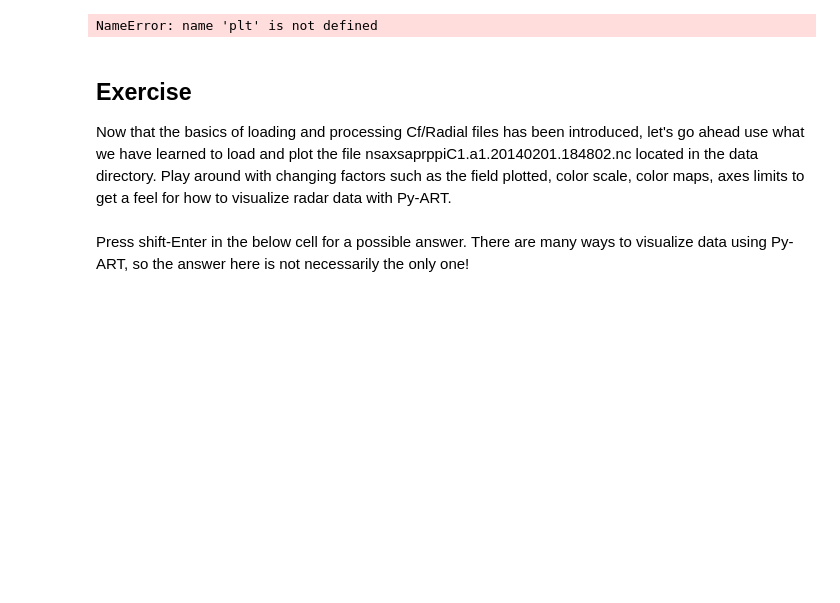
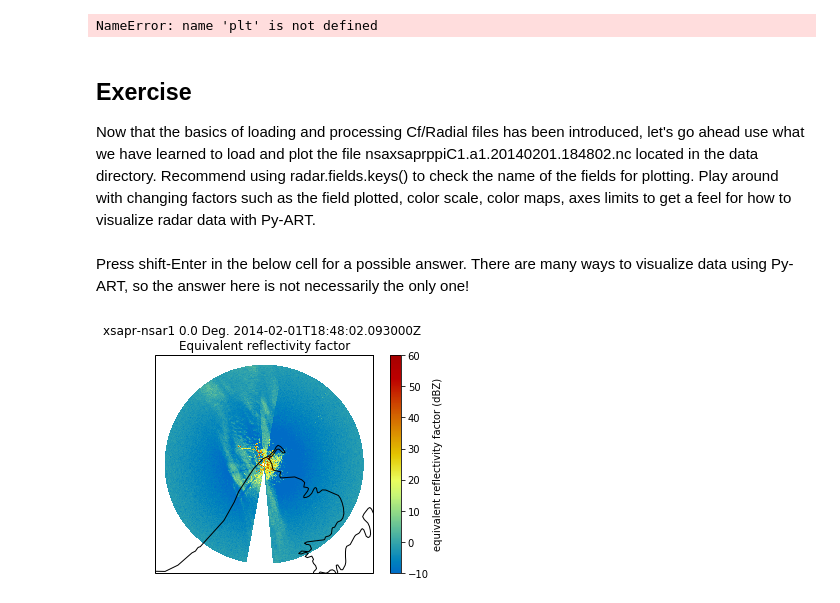
Before and after one commit to EVS-ATMOS/pyart-notebooks, a Jupyter notebook: 1_pyart_reading_and_plotting_data.ipynb, the cells around one changed output. Saved outputs shown, nothing was run; the diff lists cells and outputs as text; code cells hidden in the pictures; blank space fills up the shorter version.

```diff
--- a/1_pyart_reading_and_plotting_data.ipynb
+++ b/1_pyart_reading_and_plotting_data.ipynb
@@ -154,6 +164,6 @@ NameError: name 'plt' is not defined
 # %% [markdown]
 ## Exercise
 
-Now that the basics of loading and processing Cf/Radial files has been introduced, let's go ahead use what we have learned to load and plot the file nsaxsaprppiC1.a1.20140201.184802.nc located in the data directory. Play around with changing factors such as the field plotted, color scale, color maps, axes limits to get a feel for how to visualize radar data with Py-ART.
+Now that the basics of loading and processing Cf/Radial files has been introduced, let's go ahead use what we have learned to load and plot the file nsaxsaprppiC1.a1.20140201.184802.nc located in the data directory. Recommend using radar.fields.keys() to check the name of the fields for plotting. Play around with changing factors such as the field plotted, color scale, color maps, axes limits to get a feel for how to visualize radar data with Py-ART.
 # %% [markdown]
 Press shift-Enter in the below cell for a possible answer. There are many ways to visualize data using Py-ART, so the answer here is not necessarily the only one!
@@ -161,0 +170,8 @@ Press shift-Enter in the below cell for a possible answer. There are many ways t
+# %%
+# %load section_1_answer.py
+radar = pyart.io.read('./data/nsaxsaprppiC1.a1.20140201.184802.nc')
+display = pyart.graph.RadarMapDisplayCartopy(radar)
+display.plot_ppi_map('reflectivity_horizontal', sweep=0, vmin=-10, vmax=60,
+                     cmap='pyart_HomeyerRainbow', resolution='10m')
+# %% [output]
+[figure, added]
```
Also changed, not shown: parts of 2 cells of this notebook.
